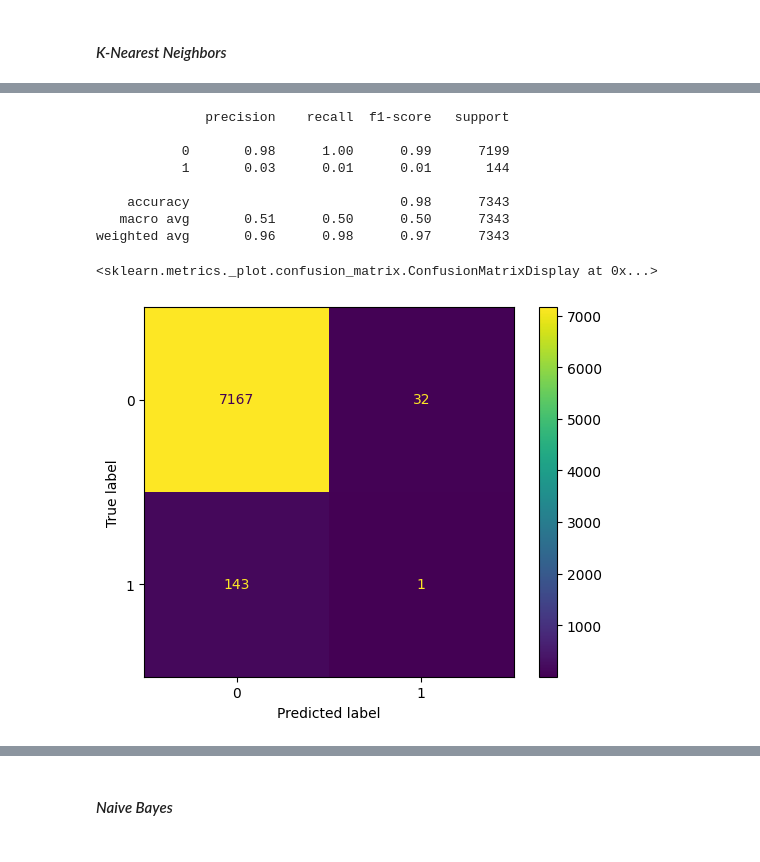
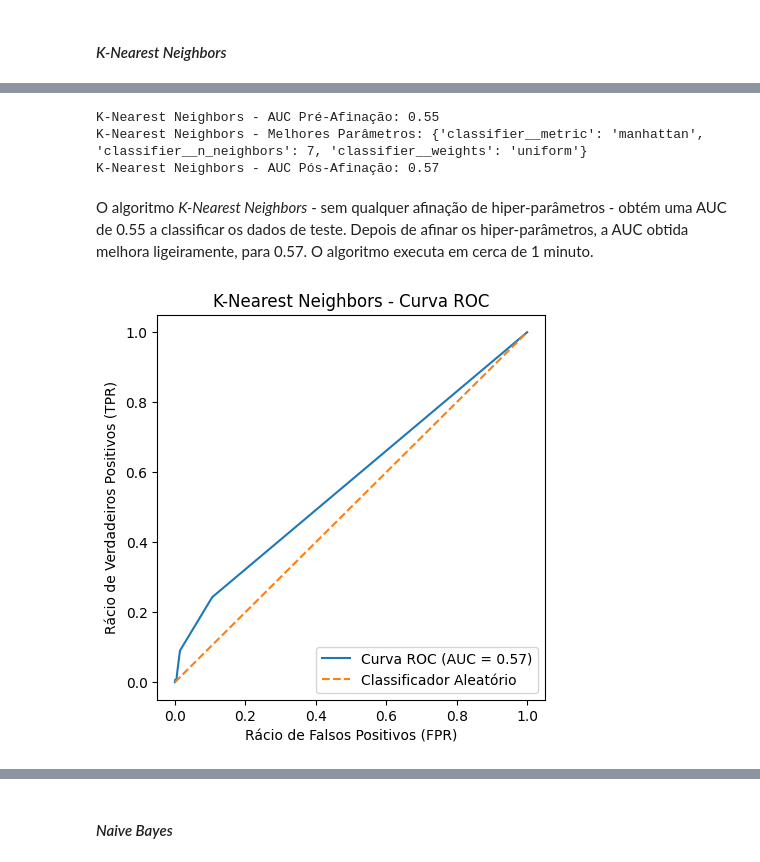
Before and after one commit to manelneto/fraud, a Jupyter notebook: task2.ipynb, the cells around one changed output, grey strips where cells are left out. Saved outputs shown, nothing was run; the diff lists cells and outputs as text; code cells hidden in the pictures.

Commit message:
added useful functions and commented all models (except SVM - TODO)

```diff
--- a/task2.ipynb
+++ b/task2.ipynb
@@ -69,7 +86,12 @@ Para além disso, serão calculadas as restantes métricas de avaliação (exati
-# %%
-def contextualize(title, location = 'lower right', xlabel = 'False Positive Rate (FPR)', ylabel = 'True Positive Rate (TPR)'):
-    plt.title(title)
-    plt.xlabel(xlabel)
-    plt.ylabel(ylabel)
-    plt.legend(loc = location)
-    plt.show()
+# %%
+def plot_roc_curve(model, name):
+    probabilities = model.predict_proba(test_predictors)[:, 1]
+    fpr, tpr, thresholds = roc_curve(test_targets, probabilities)
+    roc_auc = auc(fpr, tpr)
+
+    plt.figure(figsize = (5, 5))
+    plt.plot(fpr, tpr, label = f'Curva ROC (AUC = {roc_auc:.2f})')
+    plt.plot([0, 1], [0, 1], linestyle = '--', label = 'Classificador Aleatório')
+    contextualize(name + ' - Curva ROC', 'Rácio de Falsos Positivos (FPR)', 'Rácio de Verdadeiros Positivos (TPR)')
+    plt.legend(loc = 'lower right')
+    plt.show()
@@ -121,19 +113,26 @@ contextualize('K-Nearest Neighbors ROC Curve')
-# %%
-knn_test_predictions = knn_grid_search.predict(test_predictors)
-
-print(classification_report(test_targets, knn_test_predictions))
-
-knn_confusion_matrix = confusion_matrix(test_targets, knn_test_predictions)
-
-ConfusionMatrixDisplay(knn_confusion_matrix).plot()
-# %% [output]
-              precision    recall  f1-score   support
-
-           0       0.98      1.00      0.99      7199
-           1       0.03      0.01      0.01       144
-
-    accuracy                           0.98      7343
-   macro avg       0.51      0.50      0.50      7343
-weighted avg       0.96      0.98      0.97      7343
-<sklearn.metrics._plot.confusion_matrix.ConfusionMatrixDisplay at 0x...>
-[figure, removed]
+# %%
+knn_pipeline = Pipeline([
+    ('smote', SMOTE(random_state = 10)),
+    ('scaler', StandardScaler()),
+    ('classifier', KNeighborsClassifier())
+])
+
+knn_parameter_grid = {
+    'classifier__n_neighbors': [3, 5, 7],
+    'classifier__weights': ['uniform', 'distance'],
+    'classifier__metric': ['euclidean', 'manhattan', 'minkowski']
+}
+
+knn_name = 'K-Nearest Neighbors'
+
+knn = hyperparameter_tuning(knn_pipeline, knn_parameter_grid, knn_name)
+# %% [output]
+K-Nearest Neighbors - AUC Pré-Afinação: 0.55
+K-Nearest Neighbors - Melhores Parâmetros: {'classifier__metric': 'manhattan', 'classifier__n_neighbors': 7, 'classifier__weights': 'uniform'}
+K-Nearest Neighbors - AUC Pós-Afinação: 0.57
+# %% [markdown]
+O algoritmo *K-Nearest Neighbors* - sem qualquer afinação de hiper-parâmetros - obtém uma AUC de 0.55 a classificar os dados de teste. Depois de afinar os hiper-parâmetros, a AUC obtida melhora ligeiramente, para 0.57. O algoritmo executa em cerca de 1 minuto.
+# %%
+plot_roc_curve(knn, knn_name)
+# %% [output]
+[figure, added]
```
Also changed, not shown: parts of 97 cells of this notebook, 4 other files.
